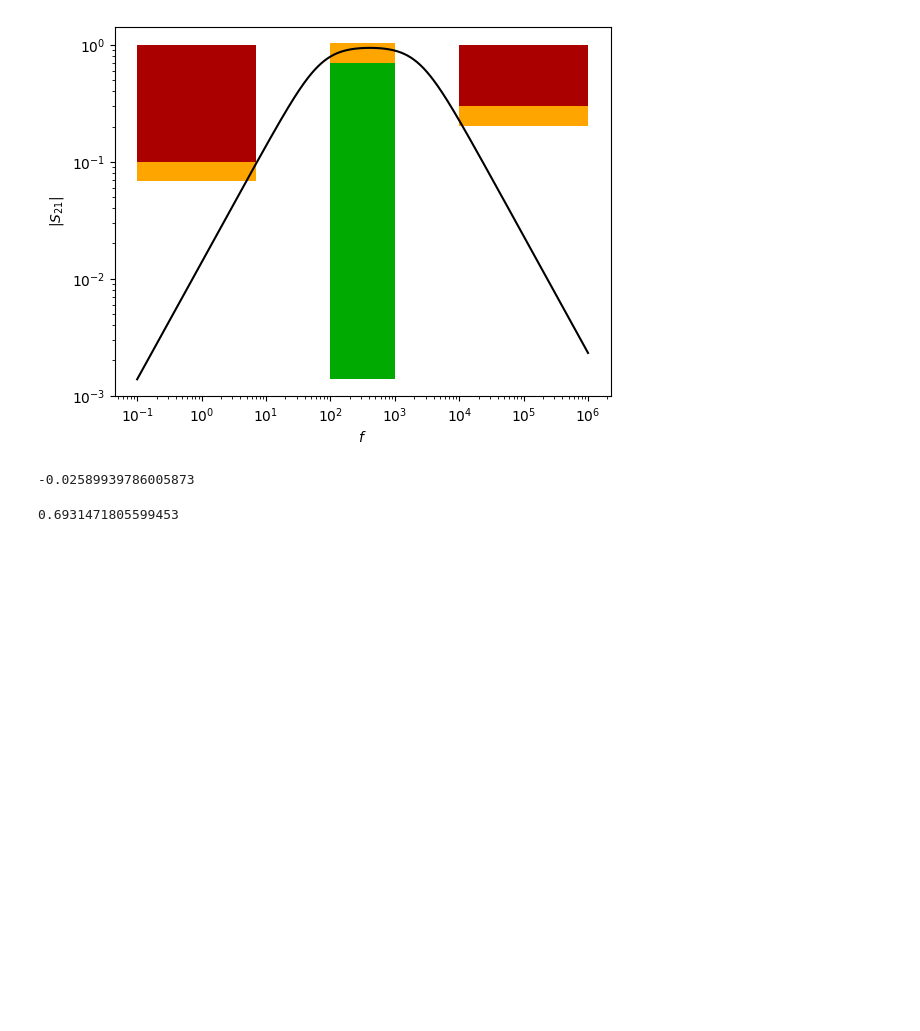
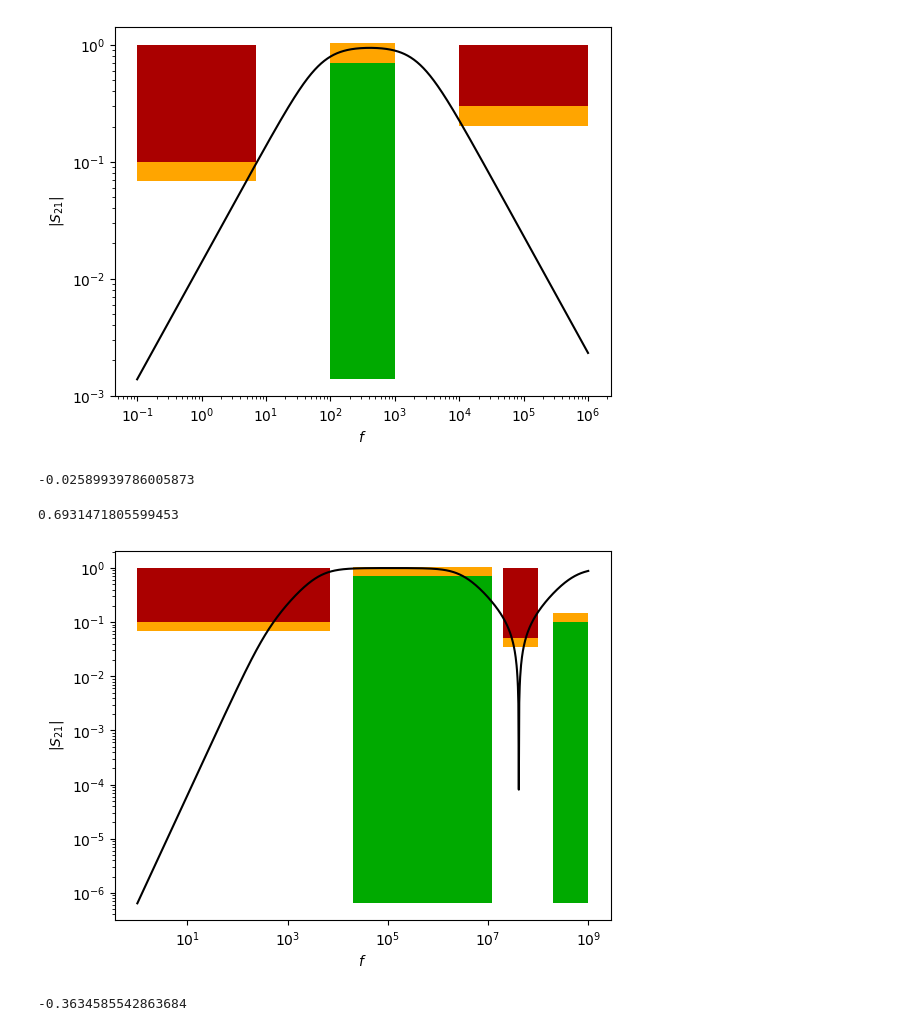
Before and after one commit to szilagyigabor/neurhalo, a Jupyter notebook: software/LC_opt.ipynb, the cells around one changed output. Cells and saved outputs as stored; diff of their text form; code cells hidden in the pictures; blank space fills up the shorter version.

```diff
--- a/software/LC_opt.ipynb
+++ b/software/LC_opt.ipynb
@@ -58,3 +58,17 @@ import math
 math.log(1+1)
 # %% [output]
 0.6931471805599453
+# %%
+# 4 bands: stop-pass-stop-pass
+# 1Hz - 10kHz, 20KHz - 14MHz, 26MHz - 100MHz, 200MHz - 1GHz
+
+starts = [1, 2e4, 20e6, 200e6]
+ends = [7e3, 12e6, 100e6, 1e9]
+limits = [0.1, 0.7, 0.05, 0.1]
+directions = ["stop", "pass", "stop", "pass"]
+spec = Spec(starts, ends, limits, directions, margin=0.47, n=1000)
+# %%
+spec.cost(plot=True, par1L = math.log(9e-4), ser1C = math.log(9e-6), ser2L = math.log(5e-6), ser2C = math.log(3e-12))
+# %% [output]
+[figure, added]
+-0.3634585542863684
```
Also changed, not shown: parts of 6 cells of this notebook, 6 other files.
